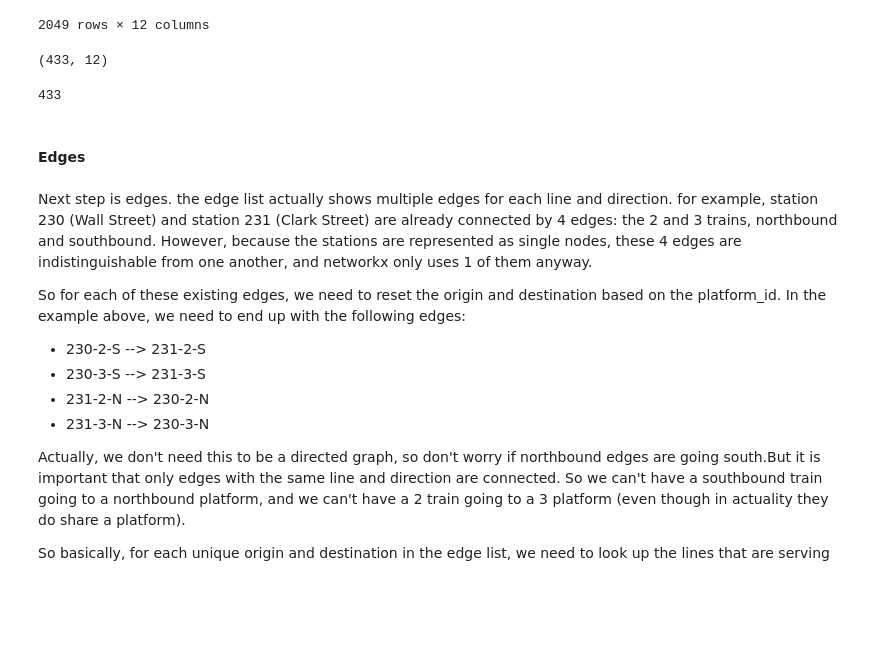
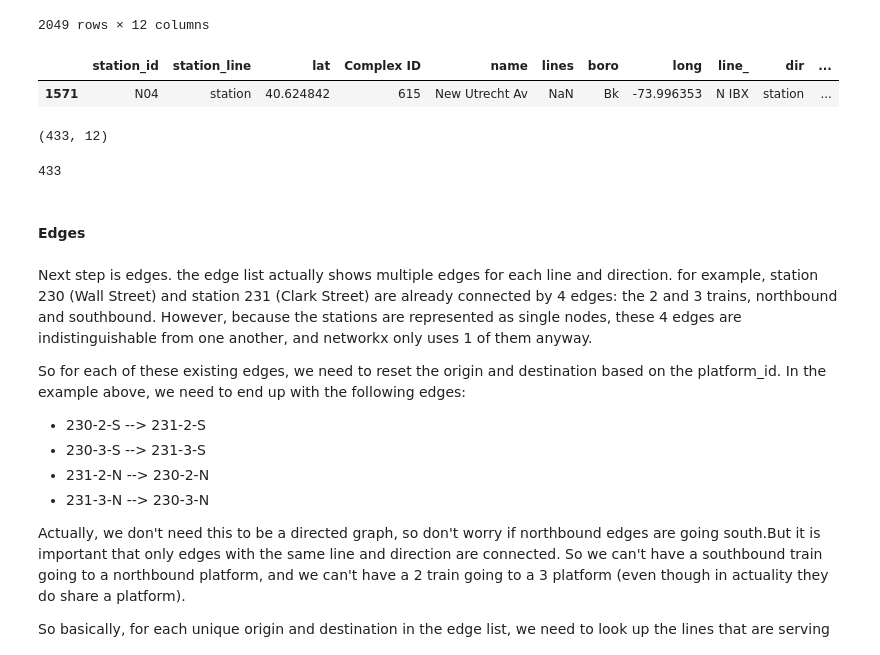
Before and after one commit to CUSPADS2022IBX/IBXRidership, a Jupyter notebook: Network Processing/subway_platform_network - wIBX.ipynb, the cells around one changed output. Cells and saved outputs as stored; diff of their text form; code cells hidden in the pictures; blank space fills up the shorter version.

```diff
--- a/Network Processing/subway_platform_network - wIBX.ipynb
+++ b/Network Processing/subway_platform_network - wIBX.ipynb
@@ -275,6 +275,11 @@ nodes
 | 2047 | complex | complex | 40.824783 | 151 | 145 St | complex | M | -73.944216 | complex | complex | ... |
 | 2048 | complex | complex | 40.713154 | 622 | Brooklyn Bridge - City Hall | complex | M | -74.003766 | complex | complex | ... |
 2049 rows × 12 columns
+# %%
+nodes[nodes['node_id'] == 'N04']
+# %% [output]
+|  | station_id | station_line | lat | Complex ID | name | lines | boro | long | line_ | dir | ... |
+| 1571 | N04 | station | 40.624842 | 615 | New Utrecht Av | NaN | Bk | -73.996353 | N IBX | station | ... |
 # %%
 #prep export file with only the stations and complexes, excluding stations that are inside of a complex
 #remove platform edges
```
Also changed, not shown: parts of 3 cells of this notebook, 5 other files.
